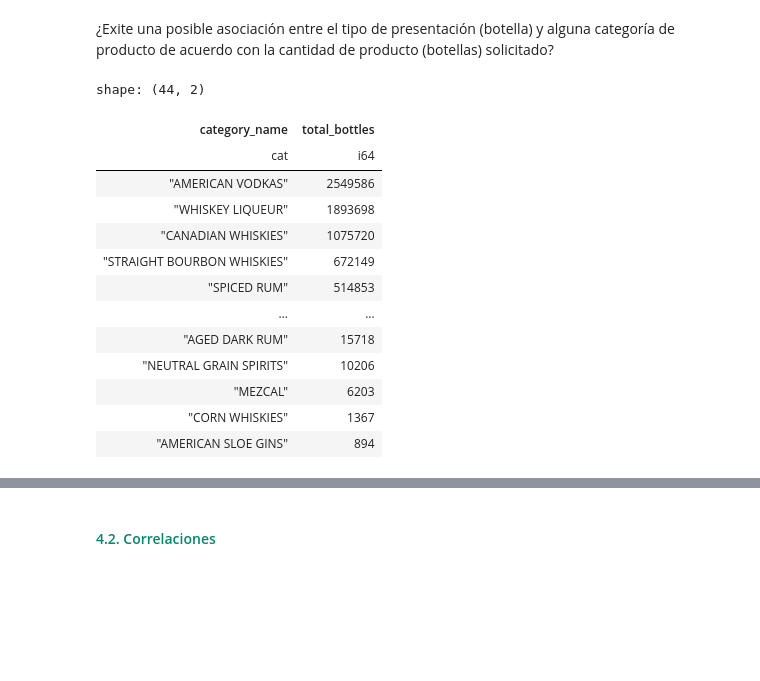
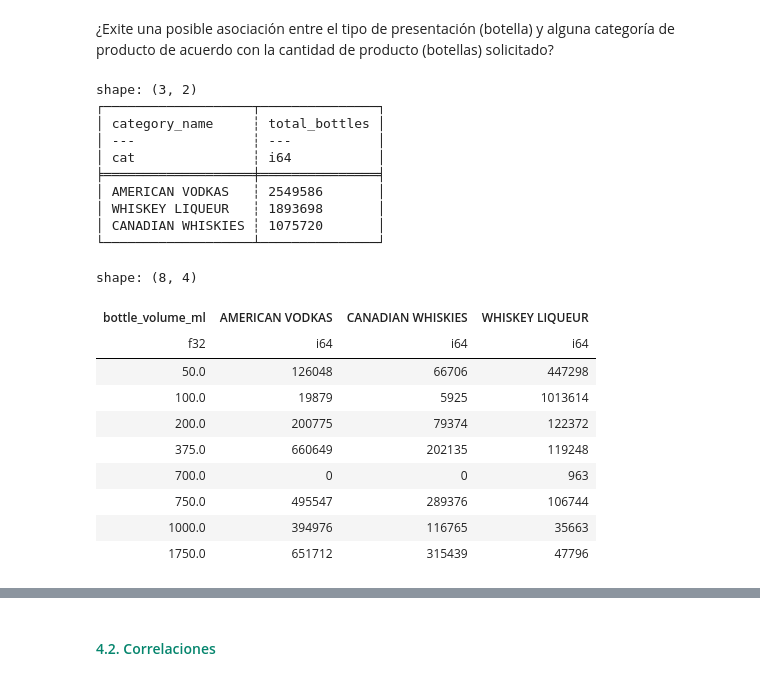
Before and after one commit to charliebrown007/Proyecto_UCB_2da_fase, a Jupyter notebook: 03_scripts/s_04_Fase_02.ipynb, the cells around one changed output, grey strips where cells are left out. Cells and saved outputs as stored; diff of their text form; code cells hidden in the pictures; blank space fills up the shorter version.

```diff
--- a/03_scripts/s_04_Fase_02.ipynb
+++ b/03_scripts/s_04_Fase_02.ipynb
@@ -361,23 +361,46 @@ Se busca analizar el nivel de asociación basado en la frecuencia u ocurrencia.
 # %% [markdown]
 ¿Exite una posible asociación entre el tipo de presentación (botella) y alguna categoría de producto de acuerdo con la cantidad de producto (botellas) solicitado?
 # %%
-( df_01
+aux = ( df_01
     .group_by('category_name')
     .agg(pl.sum('sales_bottles').alias('total_bottles'))
+    .filter( pl.col('total_bottles').rank(method = 'dense', descending = True) <= 3 )
     .sort( by = ['total_bottles'], descending = [True])
     )
+
+print(aux)
+
+( df_01
+    .filter(pl.col('category_name').is_in(aux['category_name'].implode()))
+    .group_by(['category_name', 'bottle_volume_ml'])
+    .agg(pl.sum('sales_bottles'))
+    .with_columns( pl.col('bottle_volume_ml').cast(dtype = pl.Float32()))
+    .sort(['bottle_volume_ml','category_name'])
+    .pivot(
+        on = 'category_name',
+        index = 'bottle_volume_ml',
+        values = 'sales_bottles' )
+    .fill_null(0)
+    )
 # %% [output]
-shape: (44, 2)
+shape: (3, 2)
+┌───────────────────┬───────────────┐
+│ category_name     ┆ total_bottles │
+│ ---               ┆ ---           │
+│ cat               ┆ i64           │
+╞═══════════════════╪═══════════════╡
+│ AMERICAN VODKAS   ┆ 2549586       │
+│ WHISKEY LIQUEUR   ┆ 1893698       │
+│ CANADIAN WHISKIES ┆ 1075720       │
+└───────────────────┴───────────────┘
+shape: (8, 4)
-| category_name | total_bottles |
-| cat | i64 |
-| "AMERICAN VODKAS" | 2549586 |
-| "WHISKEY LIQUEUR" | 1893698 |
-| "CANADIAN WHISKIES" | 1075720 |
-| "STRAIGHT BOURBON WHISKIES" | 672149 |
-| "SPICED RUM" | 514853 |
-| … | … |
-| "AGED DARK RUM" | 15718 |
-| "NEUTRAL GRAIN SPIRITS" | 10206 |
-| "MEZCAL" | 6203 |
-| "CORN WHISKIES" | 1367 |
-| "AMERICAN SLOE GINS" | 894 |
+| bottle_volume_ml | AMERICAN VODKAS | CANADIAN WHISKIES | WHISKEY LIQUEUR |
+| f32 | i64 | i64 | i64 |
+| 50.0 | 126048 | 66706 | 447298 |
+| 100.0 | 19879 | 5925 | 1013614 |
+| 200.0 | 200775 | 79374 | 122372 |
+| 375.0 | 660649 | 202135 | 119248 |
+| 700.0 | 0 | 0 | 963 |
+| 750.0 | 495547 | 289376 | 106744 |
+| 1000.0 | 394976 | 116765 | 35663 |
+| 1750.0 | 651712 | 315439 | 47796 |
```
Also changed, not shown: parts of 1 cell of this notebook.
